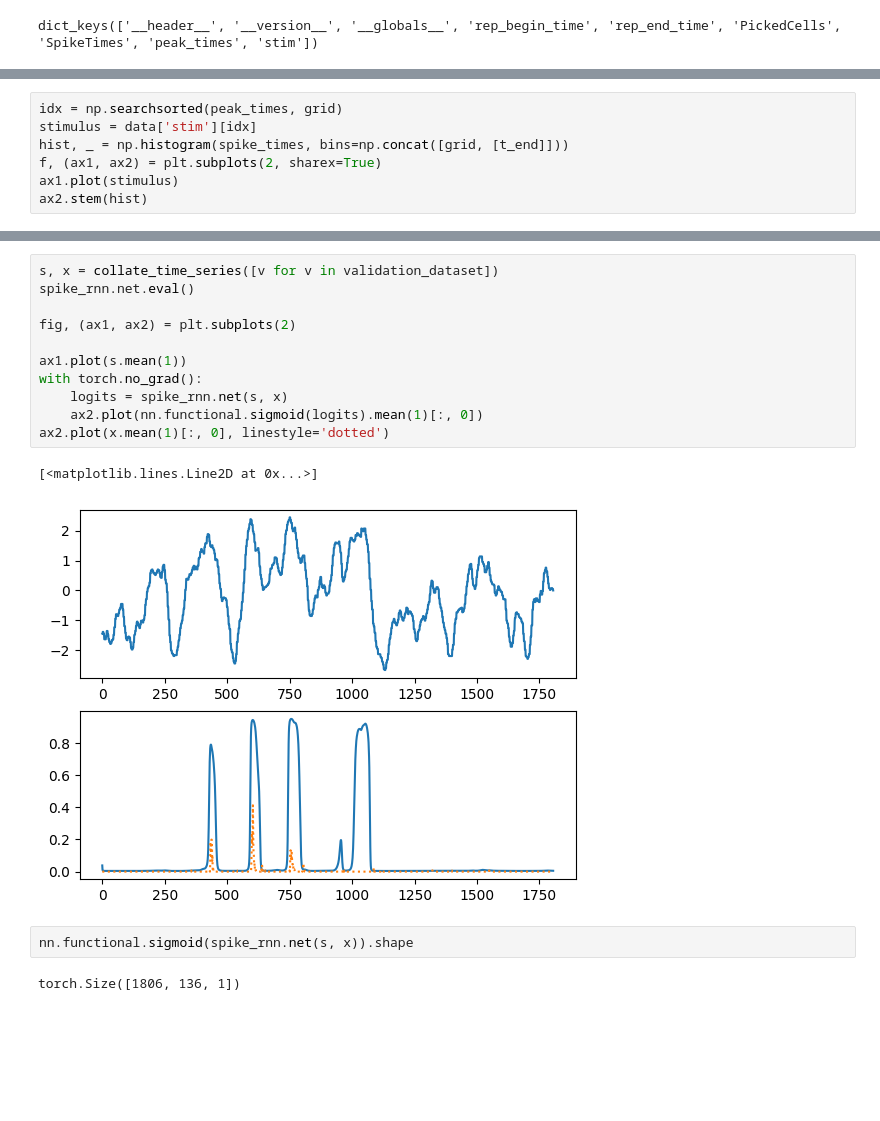
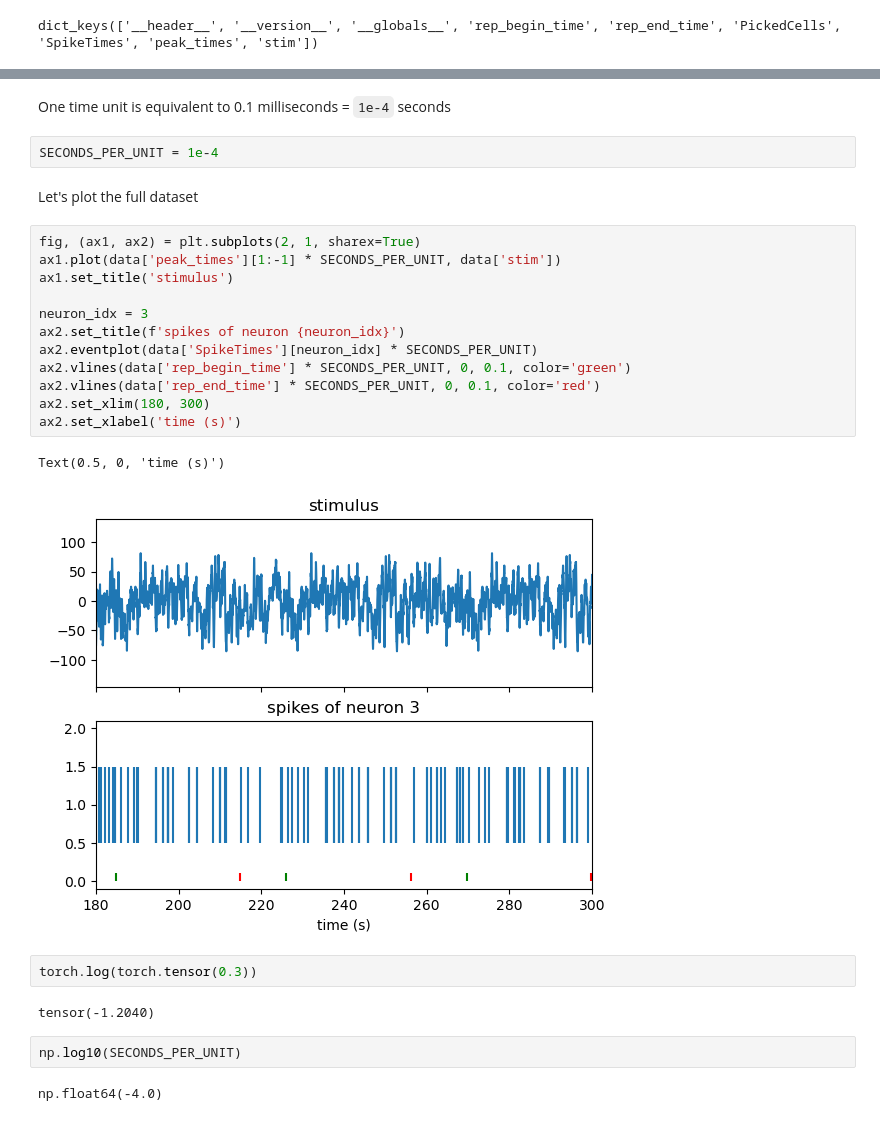
Before and after one commit to manuel-rhdt/ml-pws, a Jupyter notebook: notebooks/06_neuron-data.ipynb, the cells around one changed output, grey strips where cells are left out. Saved outputs shown, nothing was run; the diff lists cells and outputs as text; blank space fills up the shorter version.

```diff
--- a/notebooks/06_neuron-data.ipynb
+++ b/notebooks/06_neuron-data.ipynb
@@ -89,7 +22,0 @@ grid.shape
-# %%
-idx = np.searchsorted(peak_times, grid)
-stimulus = data['stim'][idx]
-hist, _ = np.histogram(spike_times, bins=np.concat([grid, [t_end]]))
-f, (ax1, ax2) = plt.subplots(2, sharex=True)
-ax1.plot(stimulus)
-ax2.stem(hist)
@@ -287,18 +23,29 @@ spike_rnn.loss_fn(logits, x), spike_rnn.loss_fn(-7 * torch.ones_like(logits), x)
-# %%
-s, x = collate_time_series([v for v in validation_dataset])
-spike_rnn.net.eval()
-
-fig, (ax1, ax2) = plt.subplots(2)
-
-ax1.plot(s.mean(1))
-with torch.no_grad():
-    logits = spike_rnn.net(s, x)
-    ax2.plot(nn.functional.sigmoid(logits).mean(1)[:, 0])
-ax2.plot(x.mean(1)[:, 0], linestyle='dotted')
-# %% [output]
-[<matplotlib.lines.Line2D at 0x...>]
-[figure, removed]
-# %%
-nn.functional.sigmoid(spike_rnn.net(s, x)).shape
-# %% [output]
-torch.Size([1806, 136, 1])
+# %% [markdown]
+One time unit is equivalent to 0.1 milliseconds = `1e-4` seconds
+# %%
+SECONDS_PER_UNIT = 1e-4
+# %% [markdown]
+Let's plot the full dataset
+# %%
+fig, (ax1, ax2) = plt.subplots(2, 1, sharex=True)
+ax1.plot(data['peak_times'][1:-1] * SECONDS_PER_UNIT, data['stim'])
+ax1.set_title('stimulus')
+
+neuron_idx = 3
+ax2.set_title(f'spikes of neuron {neuron_idx}')
+ax2.eventplot(data['SpikeTimes'][neuron_idx] * SECONDS_PER_UNIT)
+ax2.vlines(data['rep_begin_time'] * SECONDS_PER_UNIT, 0, 0.1, color='green')
+ax2.vlines(data['rep_end_time'] * SECONDS_PER_UNIT, 0, 0.1, color='red')
+ax2.set_xlim(180, 300)
+ax2.set_xlabel('time (s)')
+# %% [output]
+Text(0.5, 0, 'time (s)')
+[figure, added]
+# %%
+torch.log(torch.tensor(0.3))
+# %% [output]
+tensor(-1.2040)
+# %%
+np.log10(SECONDS_PER_UNIT)
+# %% [output]
+np.float64(-4.0)
```
Also changed, not shown: parts of 99 cells of this notebook.
